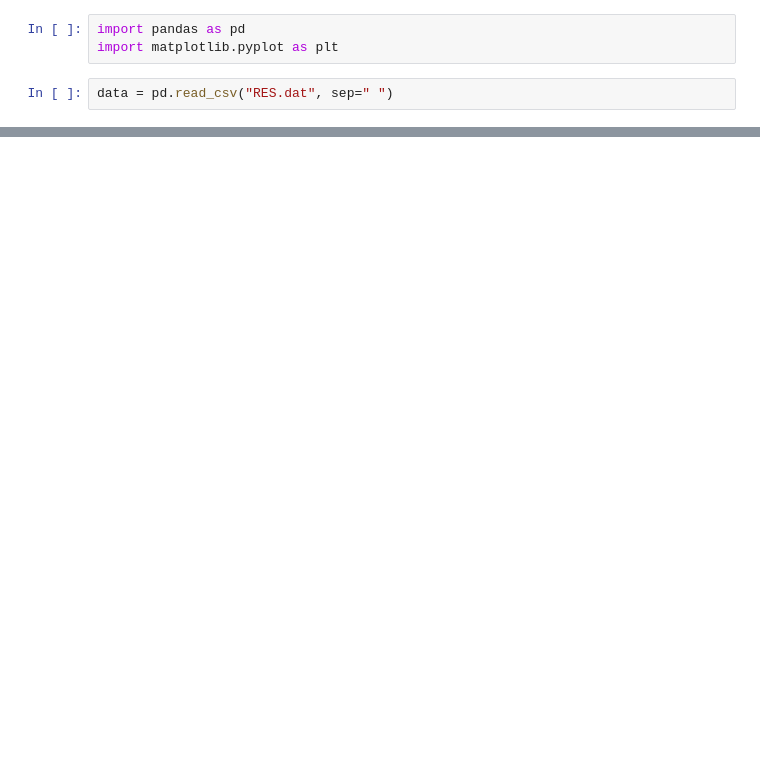
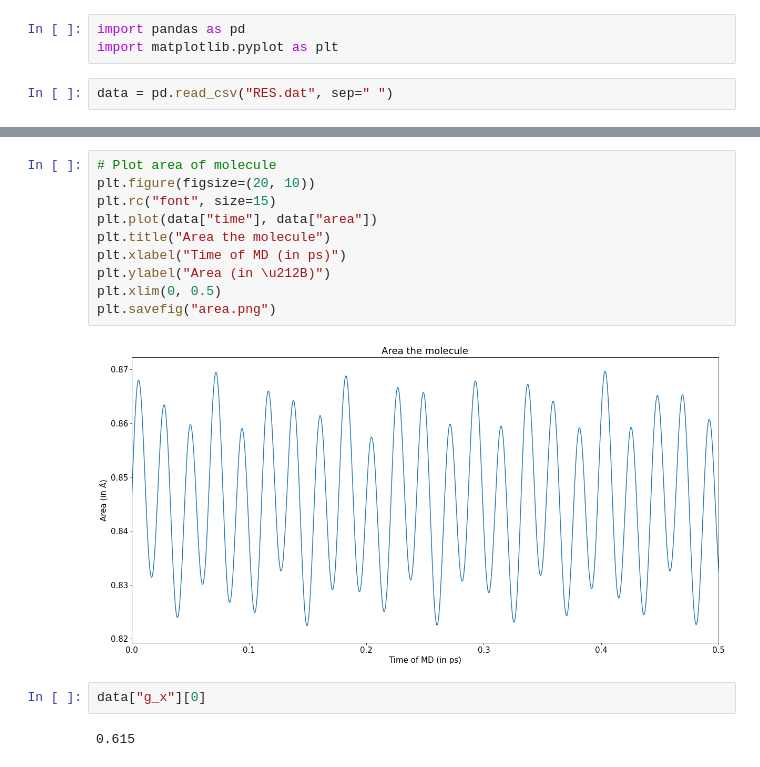
Before and after one commit to w2994a/molecular_dynamics_project, a Jupyter notebook: notebook_test.ipynb, the cells around one changed output, grey strips where cells are left out. Drawn from its saved outputs; the diff is of its cells as text; blank space fills up the shorter version.

```diff
--- a/notebook_test.ipynb
+++ b/notebook_test.ipynb
@@ -115,0 +117,16 @@ plt.savefig("Position.png");
+# %%
+# Plot area of molecule
+plt.figure(figsize=(20, 10))
+plt.rc("font", size=15)
+plt.plot(data["time"], data["area"])
+plt.title("Area the molecule")
+plt.xlabel("Time of MD (in ps)")
+plt.ylabel("Area (in \u212B)")
+plt.xlim(0, 0.5)
+plt.savefig("area.png")
+# %% [output]
+[figure, added]
+# %%
+data["g_x"][0]
+# %% [output]
+0.615
```
Also changed, not shown: parts of 9 cells of this notebook, 1 other file.
